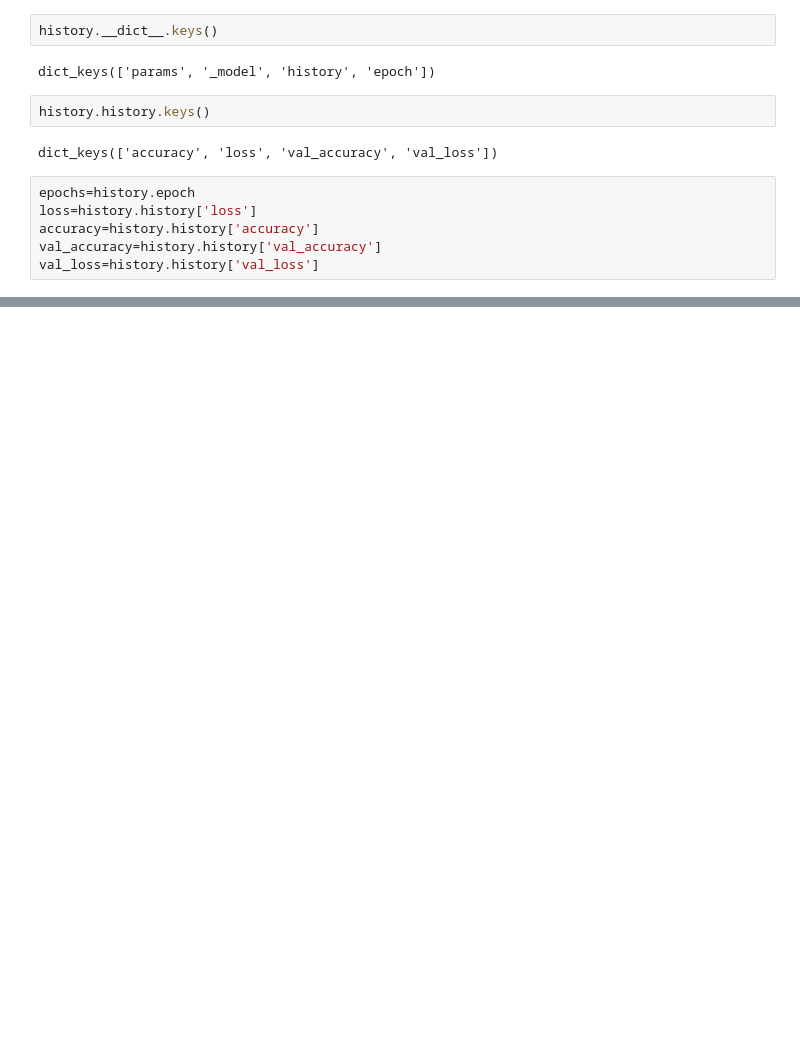
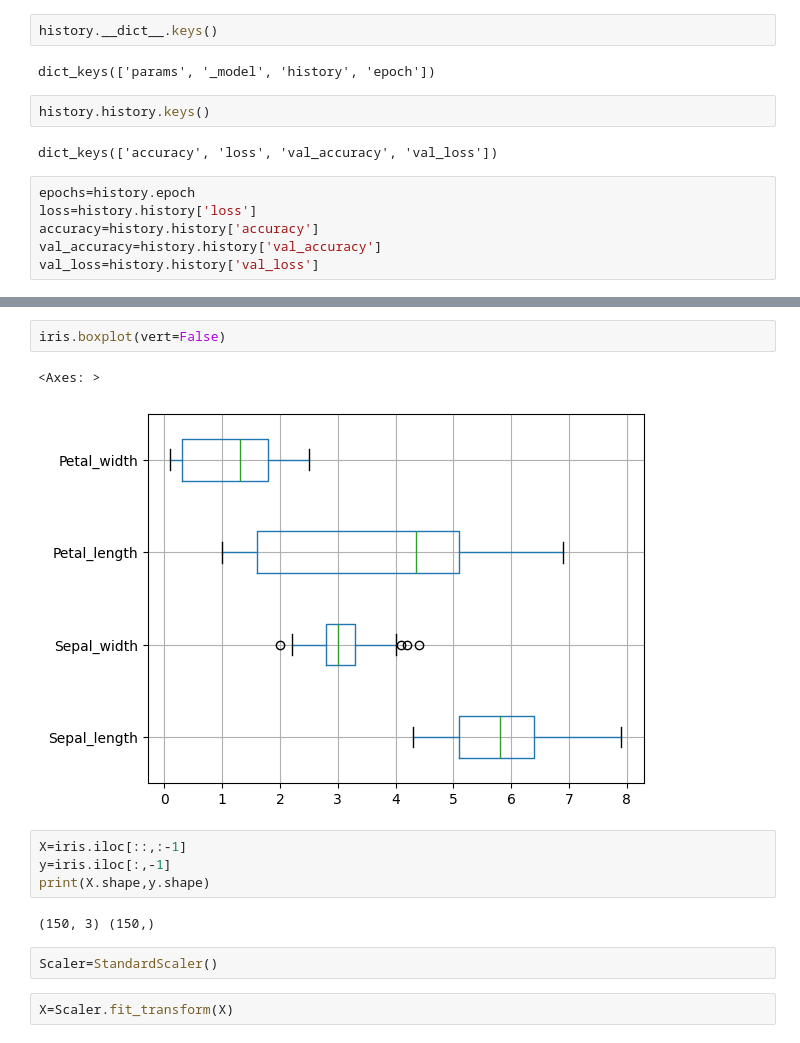
Before and after one commit to Jayaprakash1710/Module-20-Neural-Networks, a Jupyter notebook: Lec_6_Tensorflow_and_Keras_1.ipynb, the cells around one changed output, grey strips where cells are left out. Cells and saved outputs as stored; diff of their text form; blank space fills up the shorter version.

```diff
--- a/Lec_6_Tensorflow_and_Keras_1.ipynb
+++ b/Lec_6_Tensorflow_and_Keras_1.ipynb
@@ -518,0 +547,15 @@ plt.show()
+# %%
+iris.boxplot(vert=False)
+# %% [output]
+<Axes: >
+[figure, added]
+# %%
+X=iris.iloc[::,:-1]
+y=iris.iloc[:,-1]
+print(X.shape,y.shape)
+# %% [output]
+(150, 3) (150,)
+# %%
+Scaler=StandardScaler()
+# %%
+X=Scaler.fit_transform(X)
```
Also changed, not shown: parts of 17 cells of this notebook.
